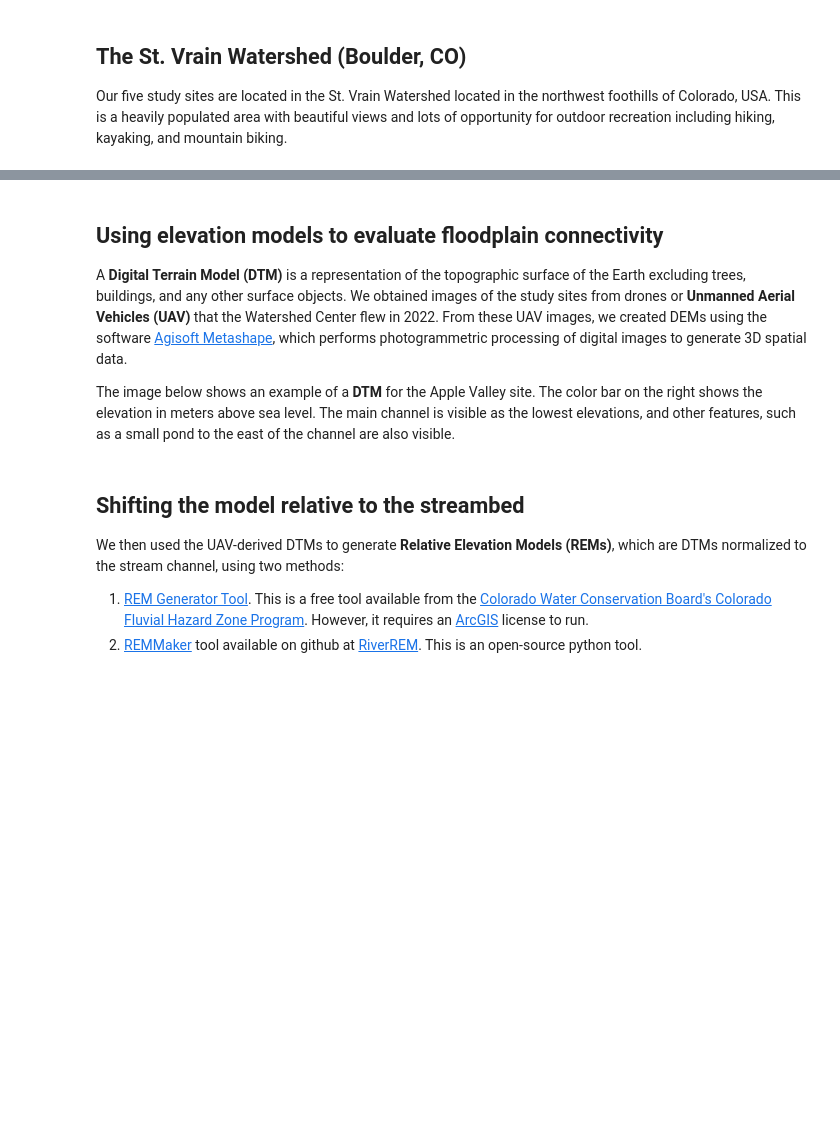
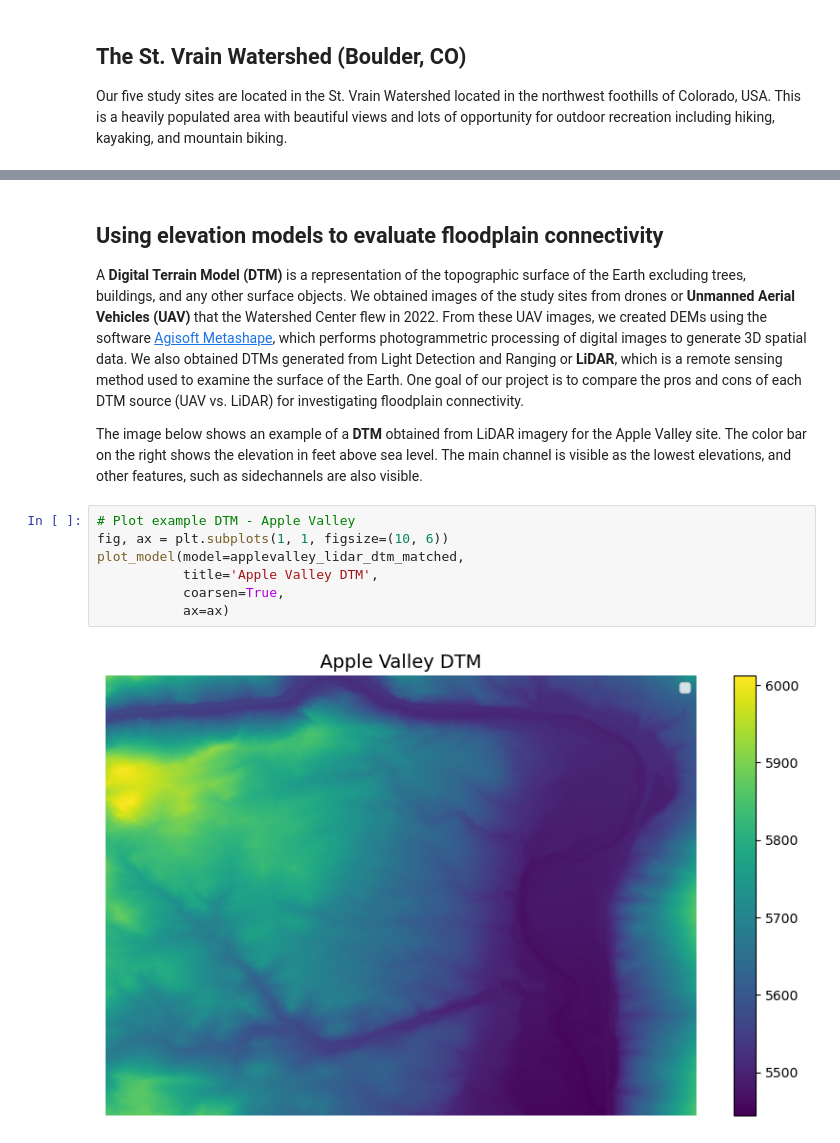
Before and after one commit to lechipman/example-project-repository, a Jupyter notebook: Blog Post - draft -.ipynb, the cells around one changed output, grey strips where cells are left out. Cells and saved outputs as stored; diff of their text form; blank space fills up the shorter version.

```diff
--- a/Blog Post - draft -.ipynb
+++ b/Blog Post - draft -.ipynb
@@ -48,14 +55,18 @@ plot_sites_folium()
 [interactive output not drawn]
 # %% [markdown]
 ## Using elevation models to evaluate floodplain connectivity
-A **Digital Terrain Model (DTM)** is a representation of the topographic surface of the Earth excluding trees, buildings, and any other surface objects. We obtained images of the study sites from drones or **Unmanned Aerial Vehicles (UAV)** that the Watershed Center flew in 2022. From these UAV images, we created DEMs using the software [Agisoft Metashape](https://www.agisoft.com/), which performs photogrammetric processing of digital images to generate 3D spatial data.
+A **Digital Terrain Model (DTM)** is a representation of the topographic surface of the Earth excluding trees, buildings, and any other surface objects. We obtained images of the study sites from drones or **Unmanned Aerial Vehicles (UAV)** that the Watershed Center flew in 2022. From these UAV images, we created DEMs using the software [Agisoft Metashape](https://www.agisoft.com/), which performs photogrammetric processing of digital images to generate 3D spatial data. We also obtained DTMs generated from Light Detection and Ranging or **LiDAR**, which is a remote sensing method used to examine the surface of the Earth. One goal of our project is to compare the pros and cons of each DTM source (UAV vs. LiDAR) for investigating floodplain connectivity.
 
 
-The image below shows an example of a **DTM** for the Apple Valley site. The color bar on the right shows the elevation in meters above sea level. The main channel is visible as the lowest elevations, and other features, such as a small pond to the east of the channel are also visible.
+The image below shows an example of a **DTM** obtained from LiDAR imagery for the Apple Valley site. The color bar on the right shows the elevation in feet above sea level. The main channel is visible as the lowest elevations, and other features, such as sidechannels are also visible.
-# %% [markdown]
-## Shifting the model relative to the streambed
-We then used the UAV-derived DTMs to generate **Relative Elevation Models (REMs)**, which are DTMs normalized to the stream channel, using two methods:
-1. [REM Generator Tool](https://drive.google.com/drive/folders/1qcsaKrh-NPplq4P3escRgNW6mokA_QLL). This is a free tool available from the [Colorado Water Conservation Board's Colorado Fluvial Hazard Zone Program](https://www.coloradofhz.com/). However, it requires an [ArcGIS](https://www.esri.com/en-us/arcgis/products/arcgis-desktop/overview) license to run.
-2. [REMMaker](https://github.com/OpenTopography/RiverREM/blob/main/riverrem/REMMaker.py) tool available on github at [RiverREM](https://github.com/OpenTopography/RiverREM/tree/main). This is an open-source python tool.
+# %%
+# Plot example DTM - Apple Valley
+fig, ax = plt.subplots(1, 1, figsize=(10, 6))
+plot_model(model=applevalley_lidar_dtm_matched,
+           title='Apple Valley DTM',
+           coarsen=True,
+           ax=ax)
+# %% [output]
+[figure, added]
 # %% [markdown]
 ## Visualizing the Results - REM Plots
```
Also changed, not shown: parts of 7 cells of this notebook, 3 other files.
